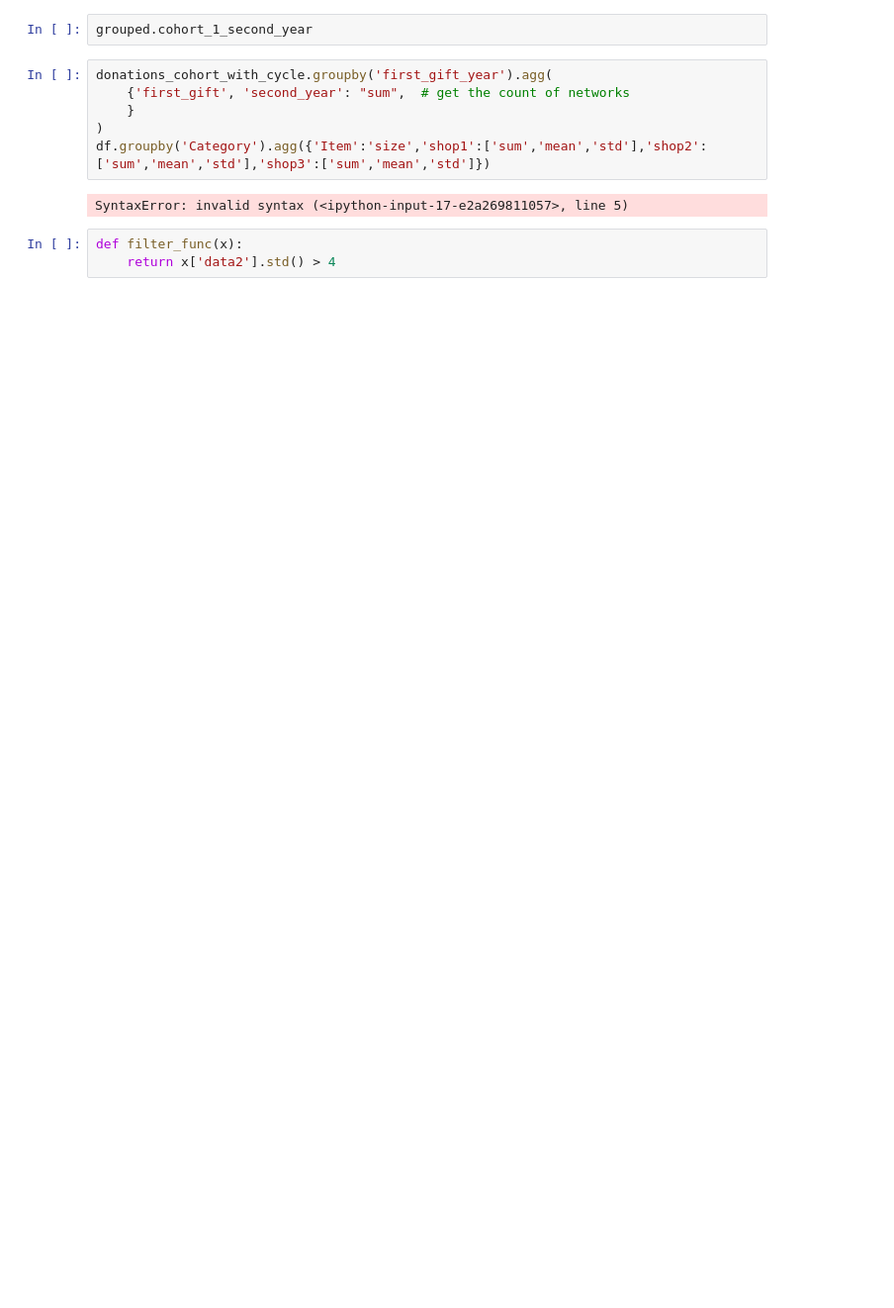
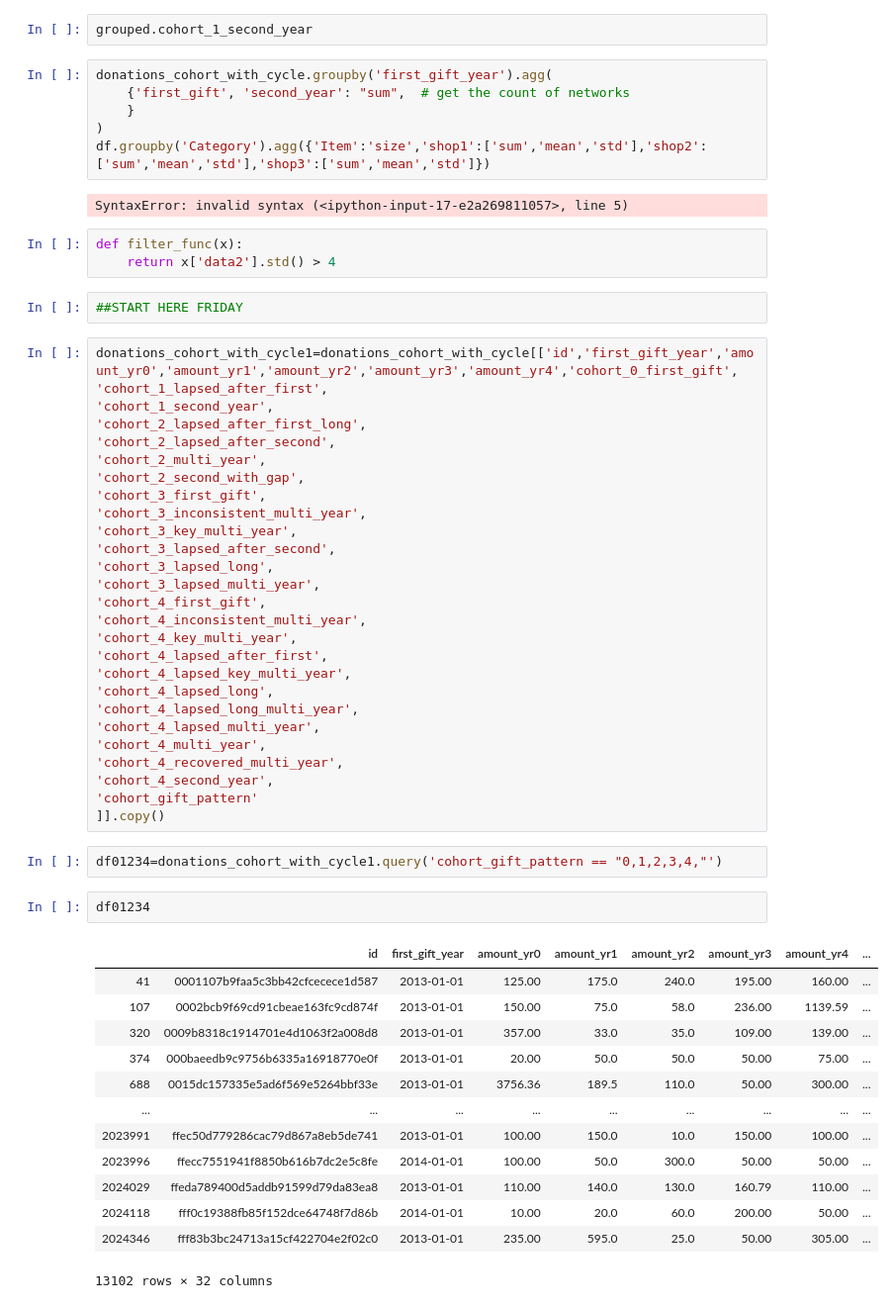
Before and after one commit to erinmarieanderson/donations, a Jupyter notebook: notebooks/11_.ipynb, the cells around one changed output. Shown at 99% size. Saved outputs shown, nothing was run; the diff lists cells and outputs as text; blank space fills up the shorter version.

```diff
--- a/notebooks/11_.ipynb
+++ b/notebooks/11_.ipynb
@@ -517,3 +558,50 @@ SyntaxError: invalid syntax (<ipython-input-17-e2a269811057>, line 5)
 # %%
 def filter_func(x):
     return x['data2'].std() > 4
+# %%
+##START HERE FRIDAY
+# %%
+donations_cohort_with_cycle1=donations_cohort_with_cycle[['id','first_gift_year','amount_yr0','amount_yr1','amount_yr2','amount_yr3','amount_yr4','cohort_0_first_gift',
+'cohort_1_lapsed_after_first',
+'cohort_1_second_year',
+'cohort_2_lapsed_after_first_long',
+'cohort_2_lapsed_after_second',
+'cohort_2_multi_year',
+'cohort_2_second_with_gap',
+'cohort_3_first_gift',
+'cohort_3_inconsistent_multi_year',
+'cohort_3_key_multi_year',
+'cohort_3_lapsed_after_second',
+'cohort_3_lapsed_long',
+'cohort_3_lapsed_multi_year',
+'cohort_4_first_gift',
+'cohort_4_inconsistent_multi_year',
+'cohort_4_key_multi_year',
+'cohort_4_lapsed_after_first',
+'cohort_4_lapsed_key_multi_year',
+'cohort_4_lapsed_long',
+'cohort_4_lapsed_long_multi_year',
+'cohort_4_lapsed_multi_year',
+'cohort_4_multi_year',
+'cohort_4_recovered_multi_year',
+'cohort_4_second_year',
+'cohort_gift_pattern'
+]].copy()
+# %%
+df01234=donations_cohort_with_cycle1.query('cohort_gift_pattern == "0,1,2,3,4,"')
+# %%
+df01234
+# %% [output]
+|  | id | first_gift_year | amount_yr0 | amount_yr1 | amount_yr2 | amount_yr3 | amount_yr4 | ... |
+| 41 | 0001107b9faa5c3bb42cfcecece1d587 | 2013-01-01 | 125.00 | 175.0 | 240.0 | 195.00 | 160.00 | ... |
+| 107 | 0002bcb9f69cd91cbeae163fc9cd874f | 2013-01-01 | 150.00 | 75.0 | 58.0 | 236.00 | 1139.59 | ... |
+| 320 | 0009b8318c1914701e4d1063f2a008d8 | 2013-01-01 | 357.00 | 33.0 | 35.0 | 109.00 | 139.00 | ... |
+| 374 | 000baeedb9c9756b6335a16918770e0f | 2013-01-01 | 20.00 | 50.0 | 50.0 | 50.00 | 75.00 | ... |
+| 688 | 0015dc157335e5ad6f569e5264bbf33e | 2013-01-01 | 3756.36 | 189.5 | 110.0 | 50.00 | 300.00 | ... |
+| ... | ... | ... | ... | ... | ... | ... | ... | ... |
+| 2023991 | ffec50d779286cac79d867a8eb5de741 | 2013-01-01 | 100.00 | 150.0 | 10.0 | 150.00 | 100.00 | ... |
+| 2023996 | ffecc7551941f8850b616b7dc2e5c8fe | 2014-01-01 | 100.00 | 50.0 | 300.0 | 50.00 | 50.00 | ... |
+| 2024029 | ffeda789400d5addb91599d79da83ea8 | 2013-01-01 | 110.00 | 140.0 | 130.0 | 160.79 | 110.00 | ... |
+| 2024118 | fff0c19388fb85f152dce64748f7d86b | 2014-01-01 | 10.00 | 20.0 | 60.0 | 200.00 | 50.00 | ... |
+| 2024346 | fff83b3bc24713a15cf422704e2f02c0 | 2013-01-01 | 235.00 | 595.0 | 25.0 | 50.00 | 305.00 | ... |
+13102 rows × 32 columns
```
Also changed, not shown: parts of 30 cells of this notebook, 3 other files.
